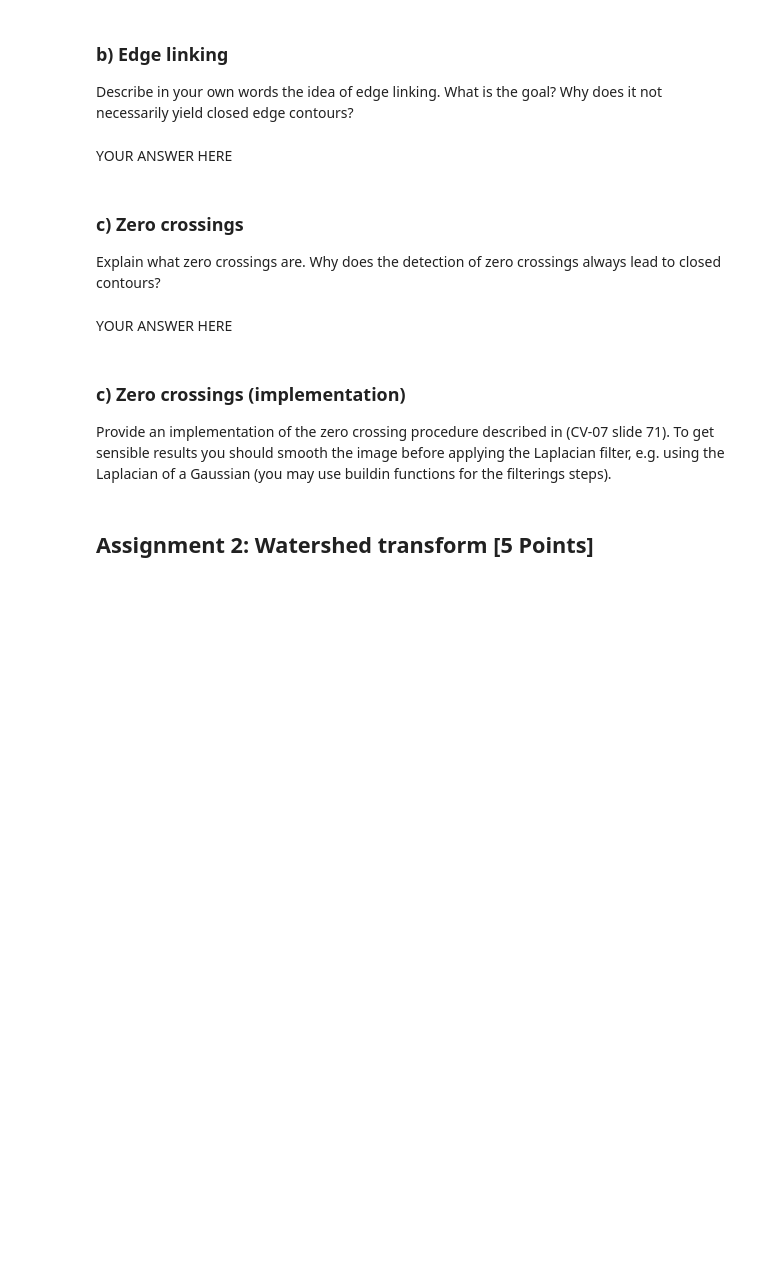
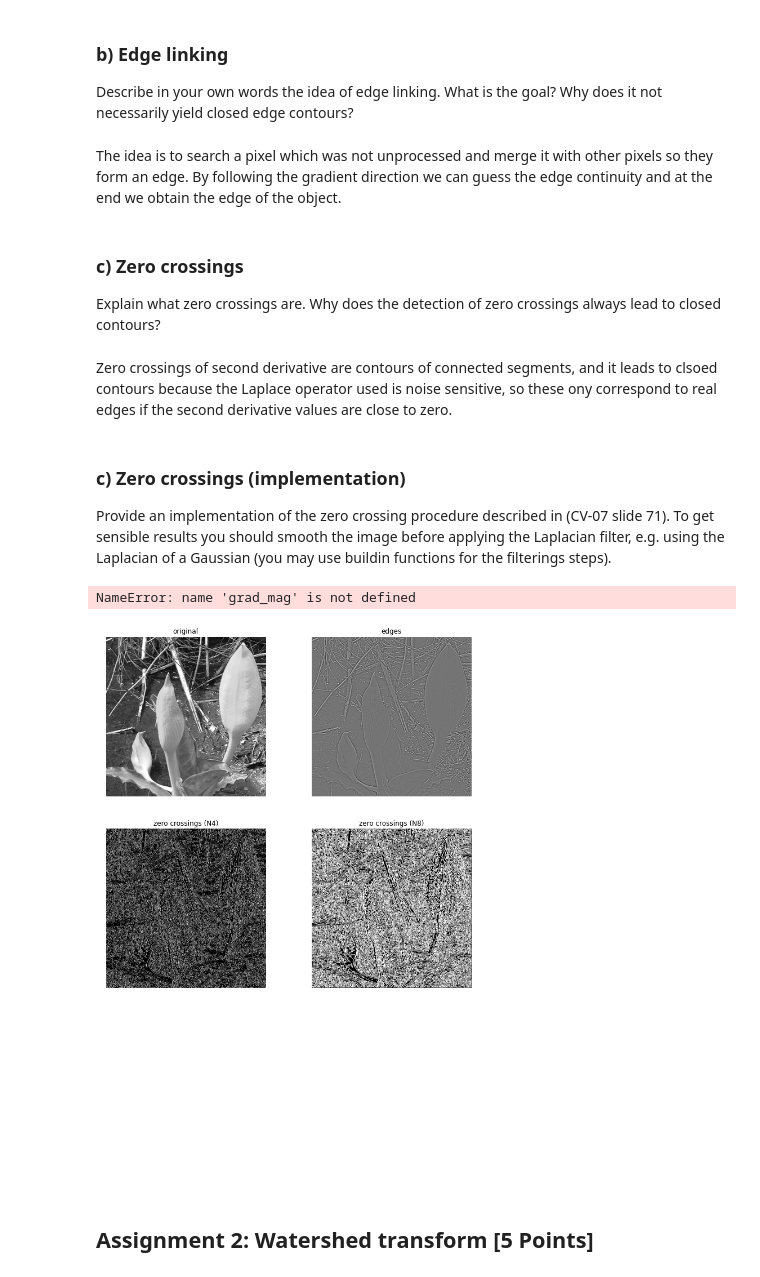
Before and after one commit to jebape/cv3_2021, a Jupyter notebook: Sheet 05/sheet05.ipynb, the cells around one changed output. Saved outputs shown, nothing was run; the diff lists cells and outputs as text; code cells hidden in the pictures; blank space fills up the shorter version.

```diff
--- a/Sheet 05/sheet05.ipynb
+++ b/Sheet 05/sheet05.ipynb
@@ -35,13 +35,13 @@ YOUR ANSWER HERE
 Describe in your own words the idea of edge linking. What is the goal? Why does it not necessarily yield closed
 edge contours?
 # %% [markdown]
-YOUR ANSWER HERE
+The idea is to search a pixel which was not unprocessed and merge it with other pixels so they form an edge. By following  the gradient direction we can guess the edge continuity and at the end we obtain the edge of the object.
 # %% [markdown]
 ### c) Zero crossings
 
 Explain what zero crossings are. Why does the detection of zero crossings always lead to closed contours?
 # %% [markdown]
-YOUR ANSWER HERE
+Zero crossings of second derivative are contours of connected segments, and it leads to clsoed contours because the Laplace operator used is noise sensitive, so these ony correspond to real edges if the second derivative values are close to zero.
 # %% [markdown]
 ### c) Zero crossings (implementation)
 
@@ -49,34 +49,64 @@ Provide an implementation of the zero crossing procedure described in (CV-07 sli
 # %%
 from skimage import filters
 from skimage.feature import canny
 from skimage.color import rgb2gray
+from skimage.filters import gaussian, laplace
 from imageio import imread
 import matplotlib.pyplot as plt
 import numpy as np
 %matplotlib inline
 
+
+def zero_crossing_4(img):
+    shift = np.zeros(img.shape)
+    M, N = img.shape
+    # Shift
+    for i in range(M-1):
+        for j in range(N-1):
+            shift[i+1][j] = img[i][j]
+            shift[i][j+1] = img[i][j]
+    return (img * shift <= 0)
+
+def zero_crossing_8(img):
+    zero_crossing_n8 = np.zeros(img.shape)
+    M, N = img.shape
+    for i in range(M-1):
+        for j in range(N-1):
+            zero_crossing_n8[i][j] = (img[i][j]*img[i+1][j-1] <= 0) + (img[i][j]*img[i+1][j+1] <= 0)
+    return zero_crossing_n8
+
 img = imread('images/swampflower.png').astype(float)
-#img = imread('images/peppers.png').astype(float)
+# img = imread('images/peppers.png').astype(float)
 
 if len(img.shape)>2:
     img = rgb2gray(img)
 img /= img.max()
 
 # Now compute edges and then zero crossings using the 4-neighborhood and the 8-neighborhood
-# YOUR CODE HERE
+# 1. Smoothing with gaussian
+smoothed_img = gaussian(img)
+# 2. Compute gk with Laplacian operator
+edges = laplace(smoothed_img)
+# 3. Find zero crossings by shifting gk
+zero_crossings_n4 = zero_crossing_4(edges)
+zero_crossings_n8 = zero_crossing_8(edges)
+
 
 plt.figure(figsize=(12, 24))
 plt.gray()
 
 plt.subplot(4,2,1); plt.axis('off'); plt.imshow(img); plt.title('original')
 plt.subplot(4,2,2); plt.axis('off'); plt.imshow(edges); plt.title('edges')
 plt.subplot(4,2,3); plt.axis('off'); plt.imshow(zero_crossings_n4); plt.title('zero crossings (N4)')
 plt.subplot(4,2,4); plt.axis('off'); plt.imshow(zero_crossings_n8); plt.title('zero crossings (N8)' )
 plt.subplot(4,2,5); plt.axis('off'); plt.imshow(grad_mag); plt.title('Gradient Magnitude' )
 plt.subplot(4,2,6); plt.hist(grad_mag.flatten(), 255, (0, grad_mag.max())); plt.title('Histogram Gradient Magnitude' )
 plt.subplot(4,2,7); plt.axis('off'); plt.imshow(zero_crossings_n8_thresh); plt.title('zero crossings (N8) Thresh' )
 plt.subplot(4,2,8); plt.axis('off'); plt.imshow(canny(img,sigma=2)); plt.title('Canny')
 plt.show()
+# %% [output]
+NameError: name 'grad_mag' is not defined
+[figure, added]
 # %% [markdown]
 ## Assignment 2: Watershed transform  [5 Points]
 # %% [markdown]
```
